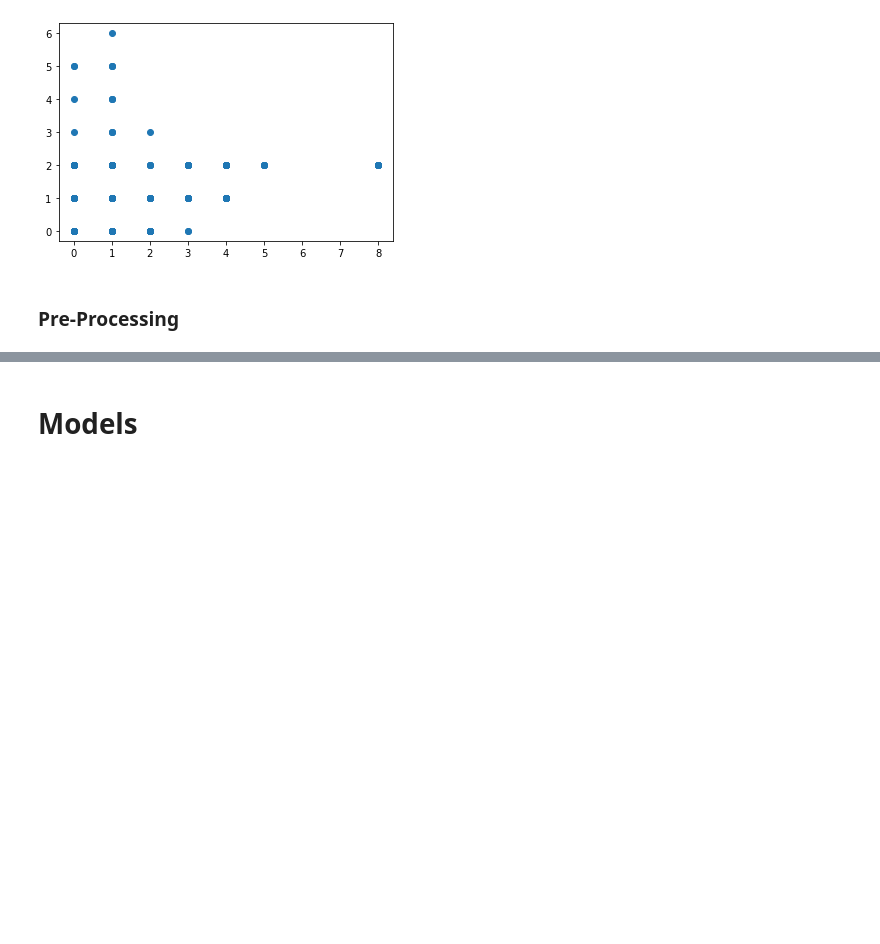
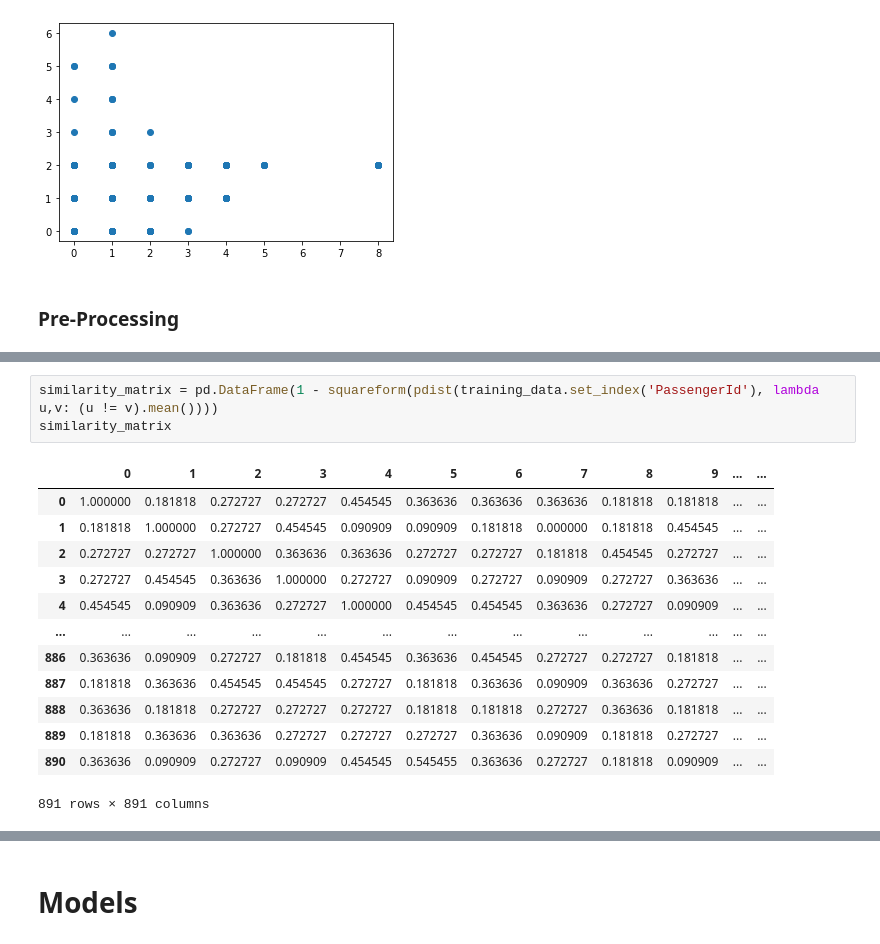
Before and after one commit to JamWithBread/DMT-Group-156, a Jupyter notebook: DMT-Group-156-Wieger/Titanic_DMT_156/Models/Titanic_Models.ipynb, the cells around one changed output, grey strips where cells are left out. Drawn from its saved outputs; the diff is of its cells as text; blank space fills up the shorter version.

```diff
--- a/DMT-Group-156-Wieger/Titanic_DMT_156/Models/Titanic_Models.ipynb
+++ b/DMT-Group-156-Wieger/Titanic_DMT_156/Models/Titanic_Models.ipynb
@@ -94,3 +128,20 @@ training_data_cleaned = training_data.copy()
+# %%
+similarity_matrix = pd.DataFrame(1 - squareform(pdist(training_data.set_index('PassengerId'), lambda u,v: (u != v).mean())))
+similarity_matrix
+# %% [output]
+|  | 0 | 1 | 2 | 3 | 4 | 5 | 6 | 7 | 8 | 9 | ... | ... |
+| 0 | 1.000000 | 0.181818 | 0.272727 | 0.272727 | 0.454545 | 0.363636 | 0.363636 | 0.363636 | 0.181818 | 0.181818 | ... | ... |
+| 1 | 0.181818 | 1.000000 | 0.272727 | 0.454545 | 0.090909 | 0.090909 | 0.181818 | 0.000000 | 0.181818 | 0.454545 | ... | ... |
+| 2 | 0.272727 | 0.272727 | 1.000000 | 0.363636 | 0.363636 | 0.272727 | 0.272727 | 0.181818 | 0.454545 | 0.272727 | ... | ... |
+| 3 | 0.272727 | 0.454545 | 0.363636 | 1.000000 | 0.272727 | 0.090909 | 0.272727 | 0.090909 | 0.272727 | 0.363636 | ... | ... |
+| 4 | 0.454545 | 0.090909 | 0.363636 | 0.272727 | 1.000000 | 0.454545 | 0.454545 | 0.363636 | 0.272727 | 0.090909 | ... | ... |
+| ... | ... | ... | ... | ... | ... | ... | ... | ... | ... | ... | ... | ... |
+| 886 | 0.363636 | 0.090909 | 0.272727 | 0.181818 | 0.454545 | 0.363636 | 0.454545 | 0.272727 | 0.272727 | 0.181818 | ... | ... |
+| 887 | 0.181818 | 0.363636 | 0.454545 | 0.454545 | 0.272727 | 0.181818 | 0.363636 | 0.090909 | 0.363636 | 0.272727 | ... | ... |
+| 888 | 0.363636 | 0.181818 | 0.272727 | 0.272727 | 0.272727 | 0.181818 | 0.181818 | 0.272727 | 0.363636 | 0.181818 | ... | ... |
+| 889 | 0.181818 | 0.363636 | 0.363636 | 0.272727 | 0.272727 | 0.272727 | 0.363636 | 0.090909 | 0.181818 | 0.272727 | ... | ... |
+| 890 | 0.363636 | 0.090909 | 0.272727 | 0.090909 | 0.454545 | 0.545455 | 0.363636 | 0.272727 | 0.181818 | 0.090909 | ... | ... |
+891 rows × 891 columns
 # %%
 le = preprocessing.LabelEncoder()
 
```
Also changed, not shown: parts of 7 cells of this notebook.
